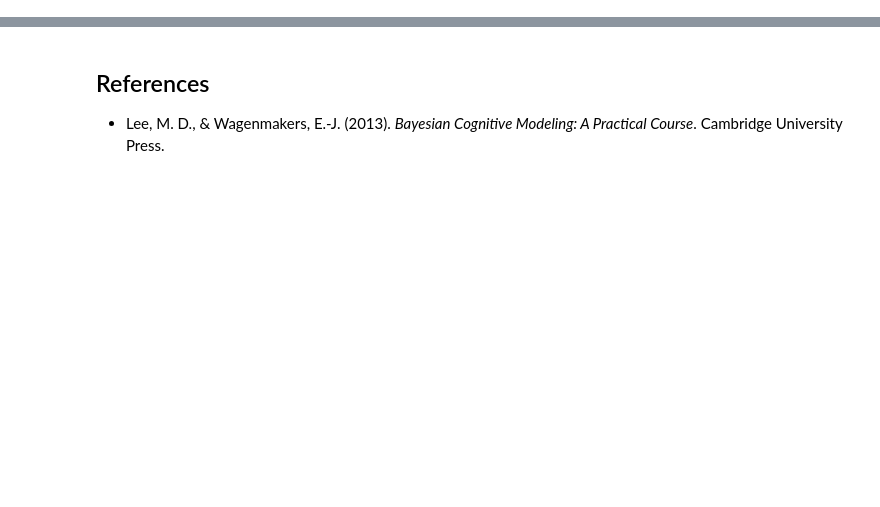
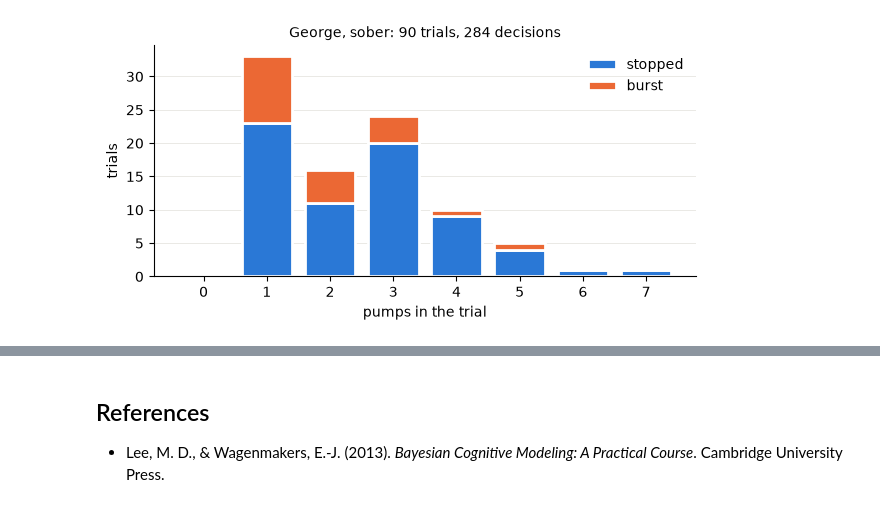
Before and after one commit to florence-bockting/elicito, a Jupyter notebook: docs/case-studies/bart-risk-taking.ipynb, the cells around one changed output, grey strips where cells are left out. Cells and saved outputs as stored; diff of their text form; code cells hidden in the pictures; blank space fills up the shorter version.

```diff
--- a/docs/case-studies/bart-risk-taking.ipynb
+++ b/docs/case-studies/bart-risk-taking.ipynb
@@ -27 +59,21 @@ if os.path.isdir("docs/case-studies"):
+# %%
+import logging
+
+# hide the INFO messages of pm.sample; the progress bar stays
+logging.getLogger("pymc").setLevel(logging.WARNING)
+
+# colours of the figures: one fixed colour for each entity
+BLUE, ORANGE, GREY = "#2a78d6", "#eb6834", "#8a8984"
+plt.rcParams.update(
+    {
+        "axes.spines.top": False,
+        "axes.spines.right": False,
+        "axes.grid": True,
+        "grid.color": "#e6e5e1",
+        "grid.linewidth": 0.6,
+        "axes.axisbelow": True,
+        "axes.titlesize": "medium",
+        "legend.frameon": False,
+    }
+)
 # %% [markdown]
@@ -42 +106,28 @@ DRAWS = 10_000
+# %%
+values = np.arange(pumps_obs.max() + 1)
+n_stop = np.bincount(pumps_obs[stopped], minlength=values.size)
+n_burst = np.bincount(pumps_obs[~stopped], minlength=values.size)
+
+fig, ax = plt.subplots(figsize=(7, 3))
+ax.bar(values, n_stop, color=BLUE, edgecolor="white", linewidth=2, label="stopped")
+ax.bar(
+    values,
+    n_burst,
+    bottom=n_stop,
+    color=ORANGE,
+    edgecolor="white",
+    linewidth=2,
+    label="burst",
+)
+ax.set(
+    xlabel="pumps in the trial",
+    ylabel="trials",
+    xticks=values,
+    title=f"George, sober: {len(pumps_obs)} trials, {len(d)} decisions",
+)
+ax.grid(axis="x", visible=False)
+ax.legend()
+plt.show()
+# %% [output]
+[figure, added]
 # %% [markdown]
```
Also changed, not shown: parts of 26 cells of this notebook, 1 other file.
